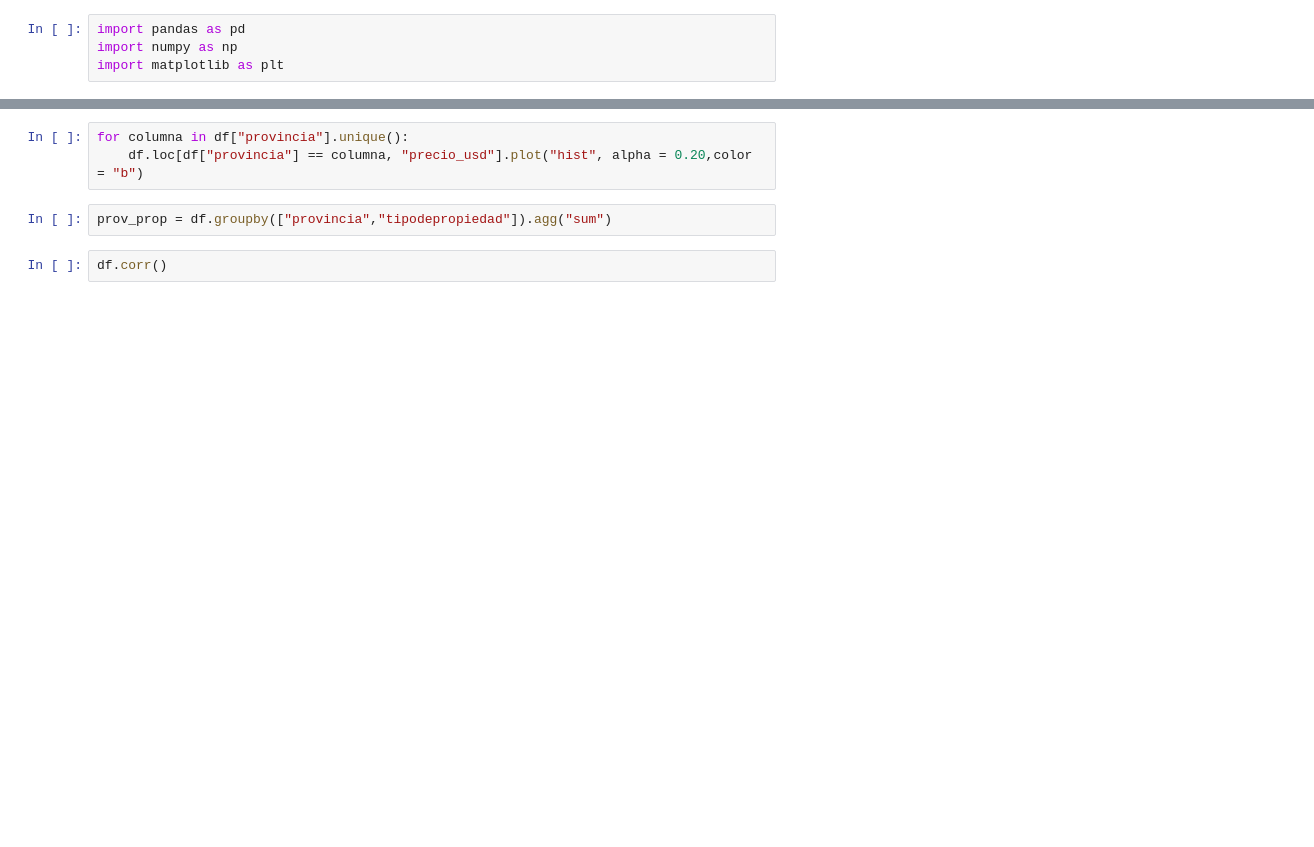
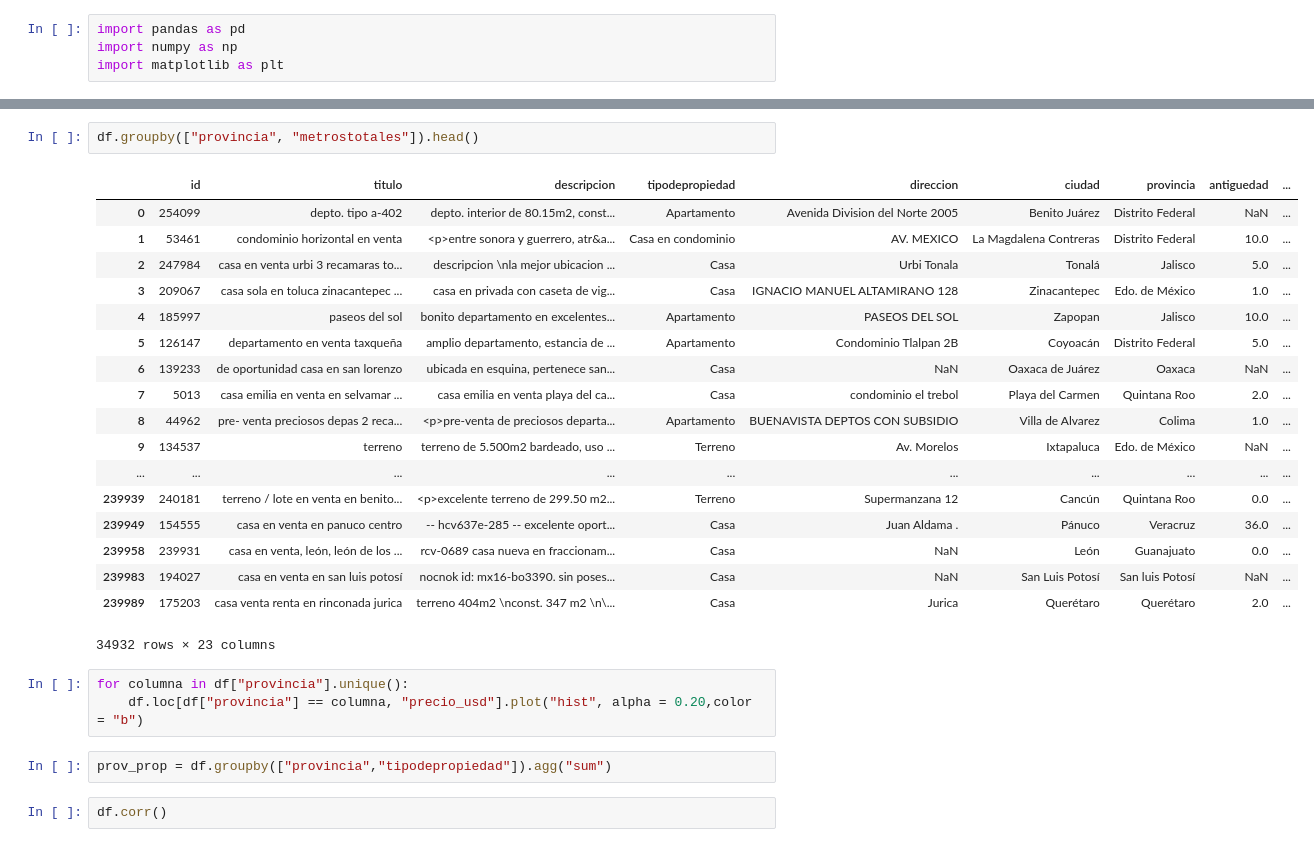
Before and after one commit to Manuel-Sturla/TP1-Datos, a Jupyter notebook: Prueba1.ipynb, the cells around one changed output, grey strips where cells are left out. Drawn from its saved outputs; the diff is of its cells as text; blank space fills up the shorter version.

```diff
--- a/Prueba1.ipynb
+++ b/Prueba1.ipynb
@@ -29,3 +98,24 @@ df["metroscubiertos"].plot("hist", title = "Metros cubiertos")
+# %%
+df.groupby(["provincia", "metrostotales"]).head()
+# %% [output]
+|  | id | titulo | descripcion | tipodepropiedad | direccion | ciudad | provincia | antiguedad | ... |
+| 0 | 254099 | depto. tipo a-402 | depto. interior de 80.15m2, const... | Apartamento | Avenida Division del Norte 2005 | Benito Juárez | Distrito Federal | NaN | ... |
+| 1 | 53461 | condominio horizontal en venta | <p>entre sonora y guerrero, atr&a... | Casa en condominio | AV. MEXICO | La Magdalena Contreras | Distrito Federal | 10.0 | ... |
+| 2 | 247984 | casa en venta urbi 3 recamaras to... | descripcion \nla mejor ubicacion ... | Casa | Urbi Tonala | Tonalá | Jalisco | 5.0 | ... |
+| 3 | 209067 | casa sola en toluca zinacantepec ... | casa en privada con caseta de vig... | Casa | IGNACIO MANUEL ALTAMIRANO 128 | Zinacantepec | Edo. de México | 1.0 | ... |
+| 4 | 185997 | paseos del sol | bonito departamento en excelentes... | Apartamento | PASEOS DEL SOL | Zapopan | Jalisco | 10.0 | ... |
+| 5 | 126147 | departamento en venta taxqueña | amplio departamento, estancia de ... | Apartamento | Condominio Tlalpan 2B | Coyoacán | Distrito Federal | 5.0 | ... |
+| 6 | 139233 | de oportunidad casa en san lorenzo | ubicada en esquina, pertenece san... | Casa | NaN | Oaxaca de Juárez | Oaxaca | NaN | ... |
+| 7 | 5013 | casa emilia en venta en selvamar ... | casa emilia en venta playa del ca... | Casa | condominio el trebol | Playa del Carmen | Quintana Roo | 2.0 | ... |
+| 8 | 44962 | pre- venta preciosos depas 2 reca... | <p>pre-venta de preciosos departa... | Apartamento | BUENAVISTA DEPTOS CON SUBSIDIO | Villa de Alvarez | Colima | 1.0 | ... |
+| 9 | 134537 | terreno | terreno de 5.500m2 bardeado, uso ... | Terreno | Av. Morelos | Ixtapaluca | Edo. de México | NaN | ... |
+| ... | ... | ... | ... | ... | ... | ... | ... | ... | ... |
+| 239939 | 240181 | terreno / lote en venta en benito... | <p>excelente terreno de 299.50 m2... | Terreno | Supermanzana 12 | Cancún | Quintana Roo | 0.0 | ... |
+| 239949 | 154555 | casa en venta en panuco centro | -- hcv637e-285 -- excelente oport... | Casa | Juan Aldama . | Pánuco | Veracruz | 36.0 | ... |
+| 239958 | 239931 | casa en venta, león, león de los ... | rcv-0689 casa nueva en fraccionam... | Casa | NaN | León | Guanajuato | 0.0 | ... |
+| 239983 | 194027 | casa en venta en san luis potosí | nocnok id: mx16-bo3390. sin poses... | Casa | NaN | San Luis Potosí | San luis Potosí | NaN | ... |
+| 239989 | 175203 | casa venta renta en rinconada jurica | terreno 404m2 \nconst. 347 m2 \n\... | Casa | Jurica | Querétaro | Querétaro | 2.0 | ... |
+34932 rows × 23 columns
 # %%
 for columna in df["provincia"].unique():
     df.loc[df["provincia"] == columna, "precio_usd"].plot("hist", alpha = 0.20,color = "b")
```
Also changed, not shown: parts of 22 cells of this notebook, 1 other file.
